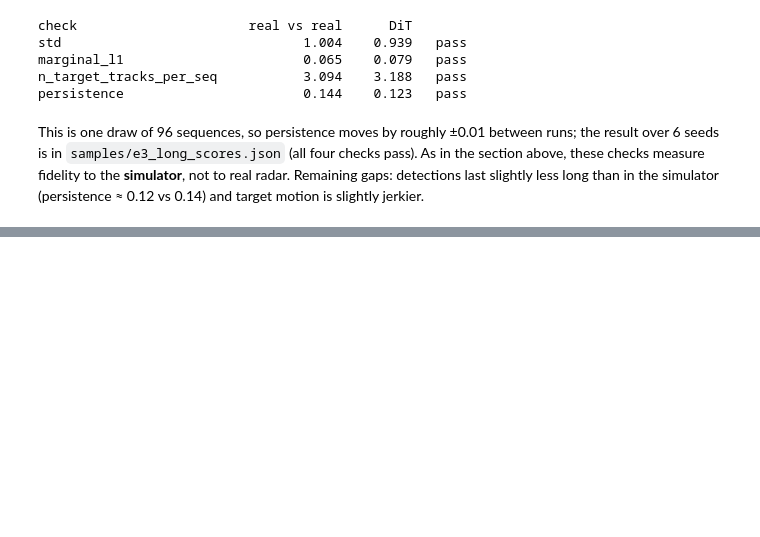
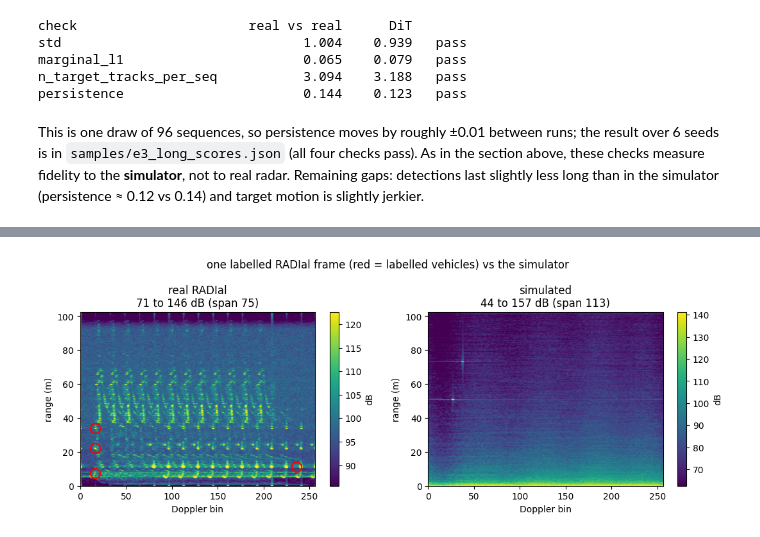
Before and after one commit to arigra/radSeq, a Jupyter notebook: notebooks/radSeq.ipynb, the cells around one changed output, grey strips where cells are left out. Drawn from its saved outputs; the diff is of its cells as text; code cells hidden in the pictures; blank space fills up the shorter version.

```diff
--- a/notebooks/radSeq.ipynb
+++ b/notebooks/radSeq.ipynb
@@ -492,0 +586,19 @@ This is one draw of 96 sequences, so persistence moves by roughly ±0.01 between
+# %%
+import numpy as np
+from src import radial
+from src.radar_physics import RADIAL_SPEC
+from src.simulator import spec_simulator
+from src.viz import show_real_vs_sim
+
+by_frame = radial.read_labels()
+sample = sorted(by_frame)[0]
+real = radial.power_map(sample)
+
+sim = spec_simulator(RADIAL_SPEC, seq_len=1)
+torch.manual_seed(0)
+sim_map = sim.gen_sequence(n_targets=2)["x"][0].numpy()
+
+show_real_vs_sim(real, sim_map, targets=radial.targets(sample, by_frame),
+                 title="one labelled RADIal frame (red = labelled vehicles) vs the simulator")
+# %% [output]
+[figure, added]
```
Also changed, not shown: parts of 16 cells of this notebook, 3 other files.
